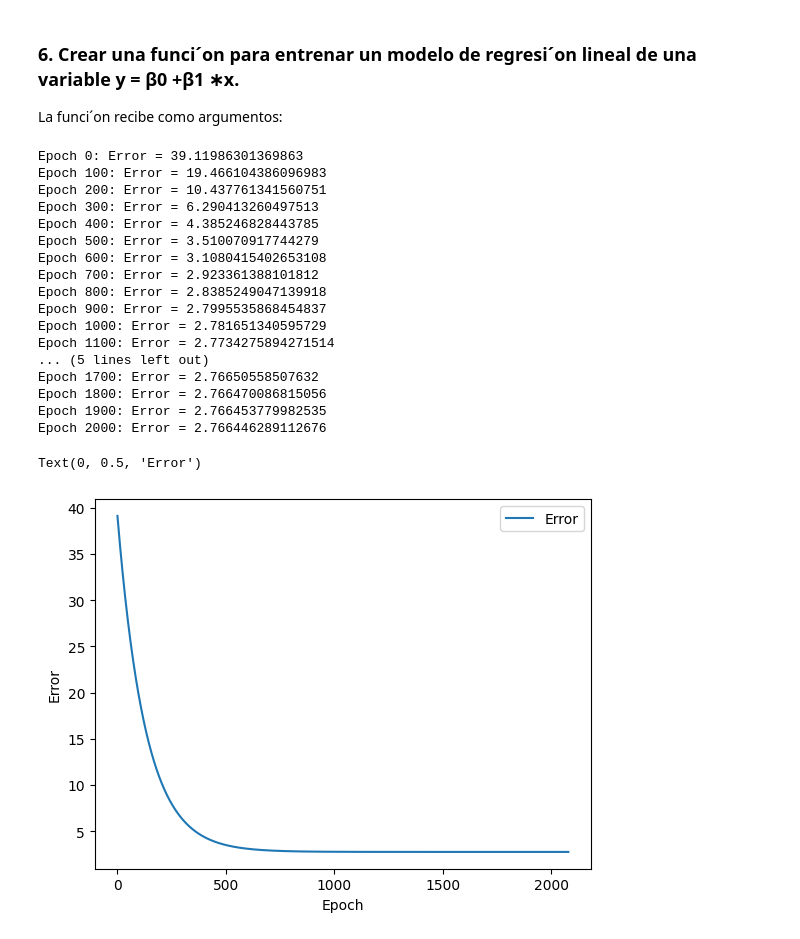
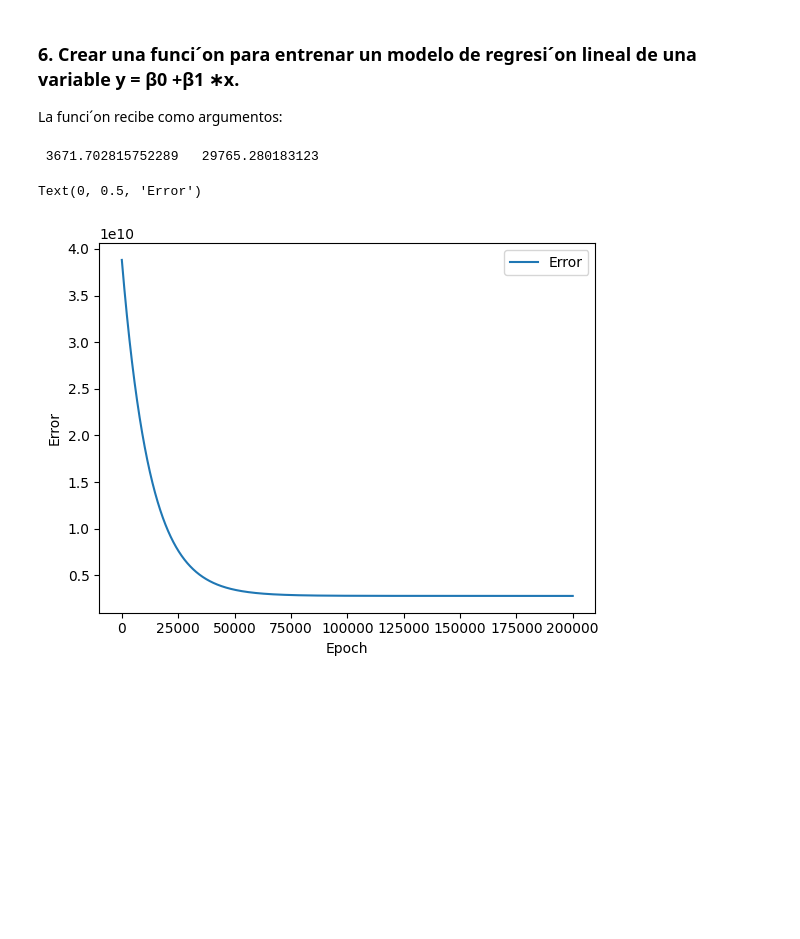
Before and after one commit to ronaldbailey/Proyecto-1---Regresi-n-con-Progra-, a Jupyter notebook: proyecto1.ipynb, the cells around one changed output. Saved outputs shown, nothing was run; the diff lists cells and outputs as text; code cells hidden in the pictures; blank space fills up the shorter version.

```diff
--- a/proyecto1.ipynb
+++ b/proyecto1.ipynb
@@ -553,10 +523,10 @@ import seaborn as sns
 import matplotlib.pyplot as plt
 
 # crear figura y subplots
-fig, axs = plt.subplots(nrows=5, figsize=(10,20))
+fig, axs = plt.subplots(nrows=5, figsize=(5,10))
 
 for i, columna in enumerate(data.columns):
-    sns.histplot(data[columna],ax=axs[i-1])
+    sns.histplot(data[columna],ax=axs[i-1],color='red')
 
 # ajustar espacios entre subplots
 plt.tight_layout()
@@ -671,9 +637,6 @@ To https://github.com/ronaldbailey/Proyecto-1---Regresi-n-con-Progra-.git
 # %%
 import matplotlib.pyplot as plt
 import numpy as np
-
-# Obtener una lista de todas las columnas
-columns = list(data.columns)
 
 # Crear una matriz de gráficos de dispersión y histogramas
 fig, axs = plt.subplots(len(data.columns), len(data.columns), figsize=(25, 25))
@@ -682,24 +645,19 @@ fig, axs = plt.subplots(len(data.columns), len(data.columns), figsize=(25, 25))
 for i in range(len(data.columns)):
     for j in range(len(data.columns)):
         # Crear un gráfico de dispersión o histograma para cada combinación de columnas
-        if i != j:
-            axs[i,j].scatter(data[data.columns[j]], data[data.columns[i]], alpha=0.5)
-            axs[i,j].xaxis.set_tick_params(labelbottom=False)
-            axs[i,j].yaxis.set_tick_params(labelleft=False)
 
-            # Calcular la correlación y agregarla como texto en el gráfico
-            corrcoef = np.corrcoef(data[data.columns[j]], data[data.columns[i]])[0, 1]
-            axs[i,j].text(0.05, 0.95, f"Corr: {corrcoef:.2f}", transform=axs[i,j].transAxes,ha="left", va="top")
-        else:
-            axs[i,j].hist(data[data.columns[j]], alpha=0.5)
+        axs[i,j].scatter(data[data.columns[j]], data[data.columns[i]],color='red')
+
+        # Calcular la correlación y agregarla como texto en el gráfico
+        corrcoef = data.corr().iloc[i,j]
+        axs[i,j].text(0.05, 0.95, f"Corr: {corrcoef:.2f}", transform=axs[i,j].transAxes,ha="left", va="top")
 
         # Añadir etiquetas a los ejes
-        if i == len(columns)-1:
+        if i == 0:
             axs[i,j].set_xlabel(data.columns[j])
+            axs[i,j].xaxis.set_label_coords(0.5, 1.1)
         if j == 0:
             axs[i,j].set_ylabel(data.columns[i])
-        if i == 0 and j == 0:
-            axs[i,j].set_title(data.columns[j])
 
         # Ajustar los límites de los ejes
         x_min, x_max = data[data.columns[j]].min(), data[data.columns[j]].max()
@@ -708,9 +666,5 @@ for i in range(len(data.columns)):
         axs[i,j].set_xlim(x_min-x_margin, x_max+x_margin)
         axs[i,j].set_ylim(y_min-y_margin, y_max+y_margin)
 
-# Ajustar los espacios entre los gráficos
-#plt.subplots_adjust(wspace=0.5, hspace=0.5)
-
-# Mostrar la matriz de gráficos de dispersión y histogramas
 plt.show()
 # %% [output]
@@ -797,57 +743,42 @@ La funci´on recibe como argumentos:
 # %%
 entrenamiento = ent[['SalePrice',	'OverallQual']]
 
-x = entrenamiento['SalePrice'].values
-y = entrenamiento['OverallQual'].values
+y = entrenamiento['SalePrice'].values
+x = entrenamiento['OverallQual'].values
 
 epochs = 1000
 x,y
 
 
 import numpy as np
 
-def train_linear_regression_model(x, y, epochs, learning_rate = 0.0000000000001):
+def train_linear_regression_model(x, y, epochs, learning_rate = 0.000001):
 
     b0 = 0
     b1 = 0
     error_df = pd.DataFrame(columns=["Epoch", "Error"])
     for i in range(epochs):
         y_pred = b0 + b1 * x
         error = y_pred - y
 
-        if i % 100 == 0:
-            print(f"Epoch {i}: Error = {np.mean(error ** 2)}")
+        #if i % 10 == 0:
+            #print(f"Epoch {i}: Error = {np.mean(error ** 2)}")
 
         error_df = pd.concat([error_df, pd.DataFrame({"Epoch": [i], "Error": [np.mean(error ** 2)]})])
 
         b1 -= learning_rate * np.mean(error * x)
         b0 -= learning_rate * np.mean(error)
 
     # Retornar los parámetros del modelo
     return b1,b0,error_df
 
 
-b1,b0,error_df=train_linear_regression_model(x, y, 2080)
+b1,b0,error_df=train_linear_regression_model(x, y, 200000)
+print('\n',b0,' ',b1)
 error_df.plot(x="Epoch", y="Error")
 plt.xlabel("Epoch")
 plt.ylabel("Error")
 # %% [output]
-Epoch 0: Error = 39.11986301369863
-Epoch 100: Error = 19.466104386096983
-Epoch 200: Error = 10.437761341560751
-Epoch 300: Error = 6.290413260497513
-Epoch 400: Error = 4.385246828443785
-Epoch 500: Error = 3.510070917744279
-Epoch 600: Error = 3.1080415402653108
-Epoch 700: Error = 2.923361388101812
-Epoch 800: Error = 2.8385249047139918
-Epoch 900: Error = 2.7995535868454837
-Epoch 1000: Error = 2.781651340595729
-Epoch 1100: Error = 2.7734275894271514
-... (5 lines left out)
-Epoch 1700: Error = 2.76650558507632
-Epoch 1800: Error = 2.766470086815056
-Epoch 1900: Error = 2.766453779982535
-Epoch 2000: Error = 2.766446289112676
+ 3671.702815752289   29765.280183123
 Text(0, 0.5, 'Error')
-[figure, old version]
+[figure, new version]
```
Also changed, not shown: parts of 8 cells of this notebook.
